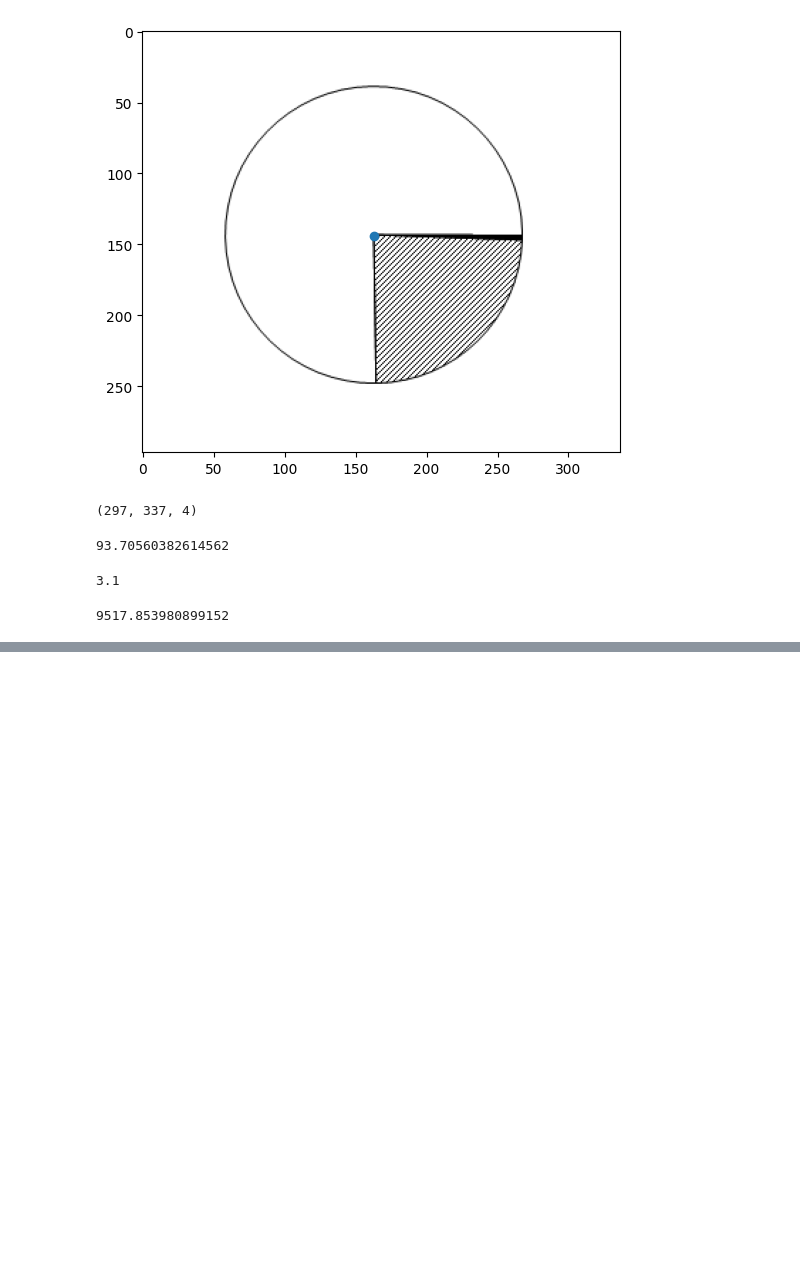
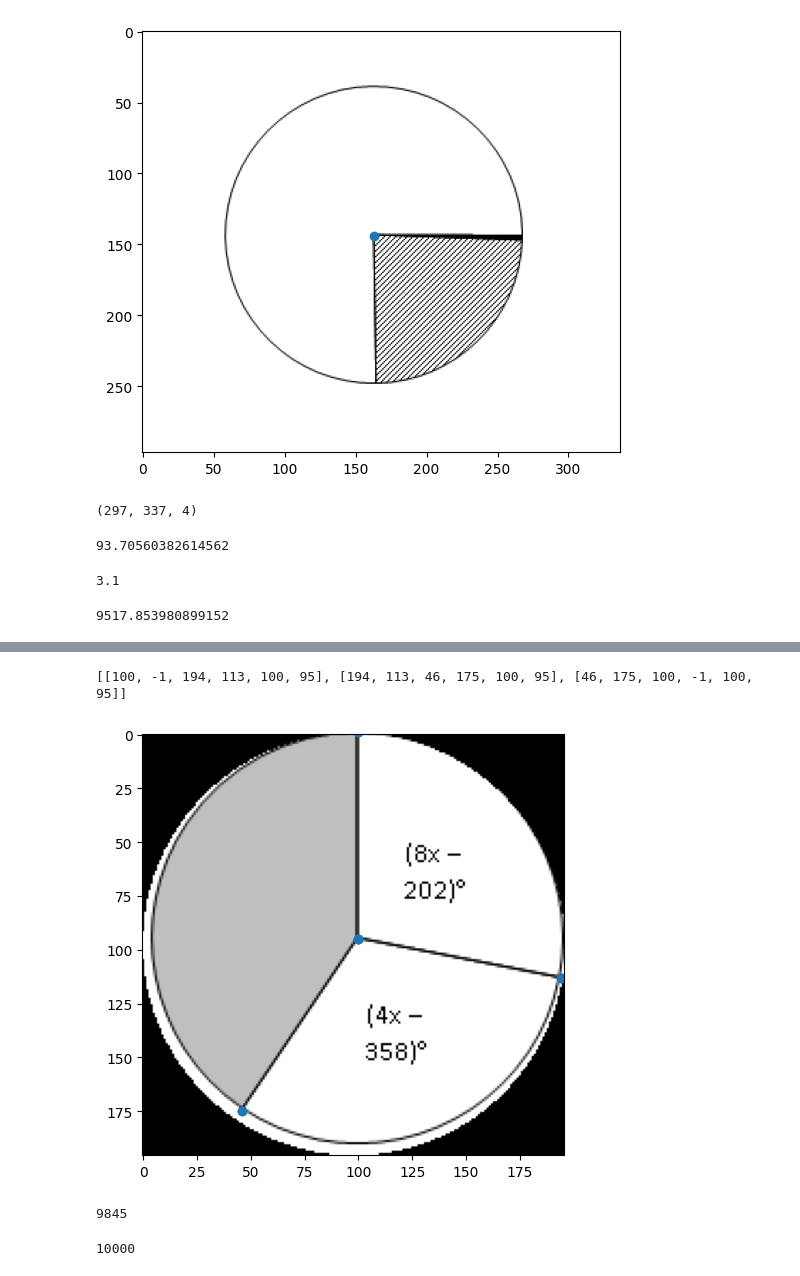
Before and after one commit to artiom-gesp/PieChartsDetection, a Jupyter notebook: data_loading_example.ipynb, the cells around one changed output, grey strips where cells are left out. Drawn from its saved outputs; the diff is of its cells as text; code cells hidden in the pictures; blank space fills up the shorter version.

Commit message:
added cropped dataset creation to notebook

```diff
--- a/data_loading_example.ipynb
+++ b/data_loading_example.ipynb
@@ -477,0 +530,4 @@ np.mean(scores)
+# %%
+df_train_cropped = train_df.copy()
+# %%
+df_train_cropped.at[0,'boxes'] = []
@@ -477,0 +556,30 @@ np.mean(scores)
+# %%
+chart_idx = 511
+chart_dict = df_train_cropped.loc[chart_idx]
+
+image_path = f"./images_cropped/{chart_dict['filename']}"
+img = plt.imread(image_path)
+
+xs = []
+ys = []
+
+print(chart_dict['boxes'])
+
+for d in chart_dict['boxes']:
+    xs += [d[0], d[2], d[4]]
+    ys += [d[1], d[3], d[5]]
+
+plt.scatter(xs, ys)
+plt.imshow(img)
+plt.tight_layout()
+# %% [output]
+[[100, -1, 194, 113, 100, 95], [194, 113, 46, 175, 100, 95], [46, 175, 100, -1, 100, 95]]
+[figure, added]
+# %%
+len(glob.glob('./images_cropped/chart_*'))
+# %% [output]
+9845
+# %%
+len(df_train_cropped)
+# %% [output]
+10000
```
Also changed, not shown: parts of 17 cells of this notebook.
